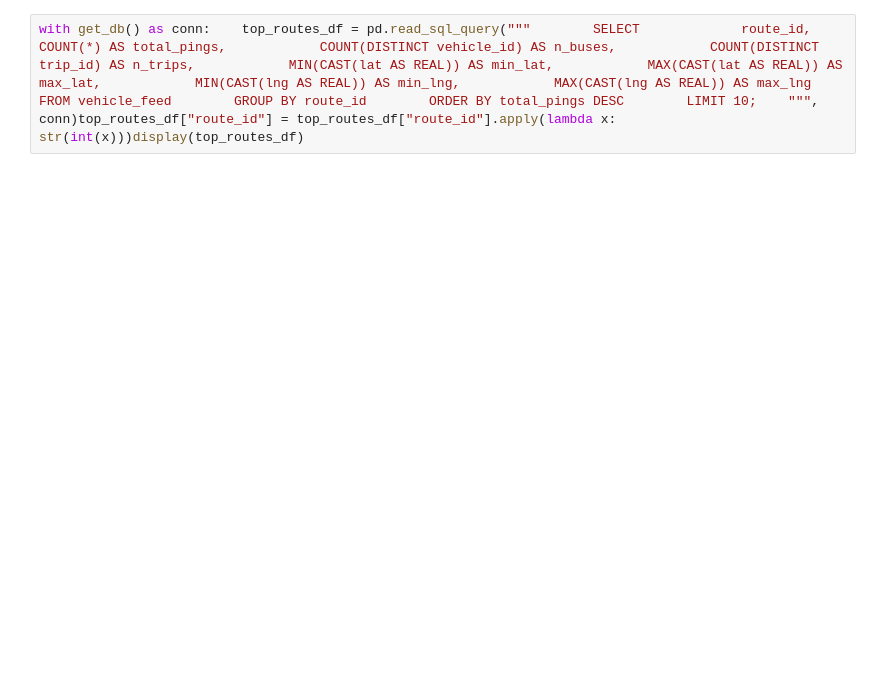
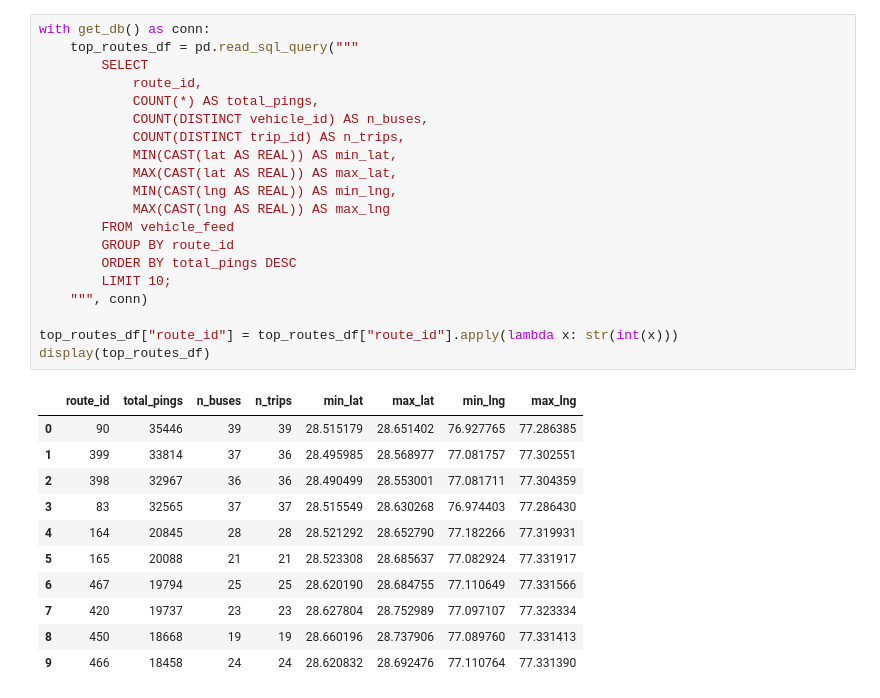
Before and after one commit to vedanth-04/AI-Powered-Sustainable-Transportation-Advisor, a Jupyter notebook: notebooks/02_exploratory_data_analysis.ipynb, the cells around one changed output. Saved outputs shown, nothing was run; the diff lists cells and outputs as text; blank space fills up the shorter version.

```diff
--- a/notebooks/02_exploratory_data_analysis.ipynb
+++ b/notebooks/02_exploratory_data_analysis.ipynb
@@ -27,3 +306,33 @@ with get_db() as conn:    # Sample active trajectory for Route 90 (the highest-v
 # %%
-with get_db() as conn:    top_routes_df = pd.read_sql_query("""        SELECT             route_id,            COUNT(*) AS total_pings,            COUNT(DISTINCT vehicle_id) AS n_buses,            COUNT(DISTINCT trip_id) AS n_trips,            MIN(CAST(lat AS REAL)) AS min_lat,            MAX(CAST(lat AS REAL)) AS max_lat,            MIN(CAST(lng AS REAL)) AS min_lng,            MAX(CAST(lng AS REAL)) AS max_lng        FROM vehicle_feed        GROUP BY route_id        ORDER BY total_pings DESC        LIMIT 10;    """, conn)top_routes_df["route_id"] = top_routes_df["route_id"].apply(lambda x: str(int(x)))display(top_routes_df)
+with get_db() as conn:
+    top_routes_df = pd.read_sql_query("""
+        SELECT
+            route_id,
+            COUNT(*) AS total_pings,
+            COUNT(DISTINCT vehicle_id) AS n_buses,
+            COUNT(DISTINCT trip_id) AS n_trips,
+            MIN(CAST(lat AS REAL)) AS min_lat,
+            MAX(CAST(lat AS REAL)) AS max_lat,
+            MIN(CAST(lng AS REAL)) AS min_lng,
+            MAX(CAST(lng AS REAL)) AS max_lng
+        FROM vehicle_feed
+        GROUP BY route_id
+        ORDER BY total_pings DESC
+        LIMIT 10;
+    """, conn)
+
+top_routes_df["route_id"] = top_routes_df["route_id"].apply(lambda x: str(int(x)))
+display(top_routes_df)
+# %% [output]
+|  | route_id | total_pings | n_buses | n_trips | min_lat | max_lat | min_lng | max_lng |
+| 0 | 90 | 35446 | 39 | 39 | 28.515179 | 28.651402 | 76.927765 | 77.286385 |
+| 1 | 399 | 33814 | 37 | 36 | 28.495985 | 28.568977 | 77.081757 | 77.302551 |
+| 2 | 398 | 32967 | 36 | 36 | 28.490499 | 28.553001 | 77.081711 | 77.304359 |
+| 3 | 83 | 32565 | 37 | 37 | 28.515549 | 28.630268 | 76.974403 | 77.286430 |
+| 4 | 164 | 20845 | 28 | 28 | 28.521292 | 28.652790 | 77.182266 | 77.319931 |
+| 5 | 165 | 20088 | 21 | 21 | 28.523308 | 28.685637 | 77.082924 | 77.331917 |
+| 6 | 467 | 19794 | 25 | 25 | 28.620190 | 28.684755 | 77.110649 | 77.331566 |
+| 7 | 420 | 19737 | 23 | 23 | 28.627804 | 28.752989 | 77.097107 | 77.323334 |
+| 8 | 450 | 18668 | 19 | 19 | 28.660196 | 28.737906 | 77.089760 | 77.331413 |
+| 9 | 466 | 18458 | 24 | 24 | 28.620832 | 28.692476 | 77.110764 | 77.331390 |
 # %%
```
Also changed, not shown: parts of 25 cells of this notebook.
